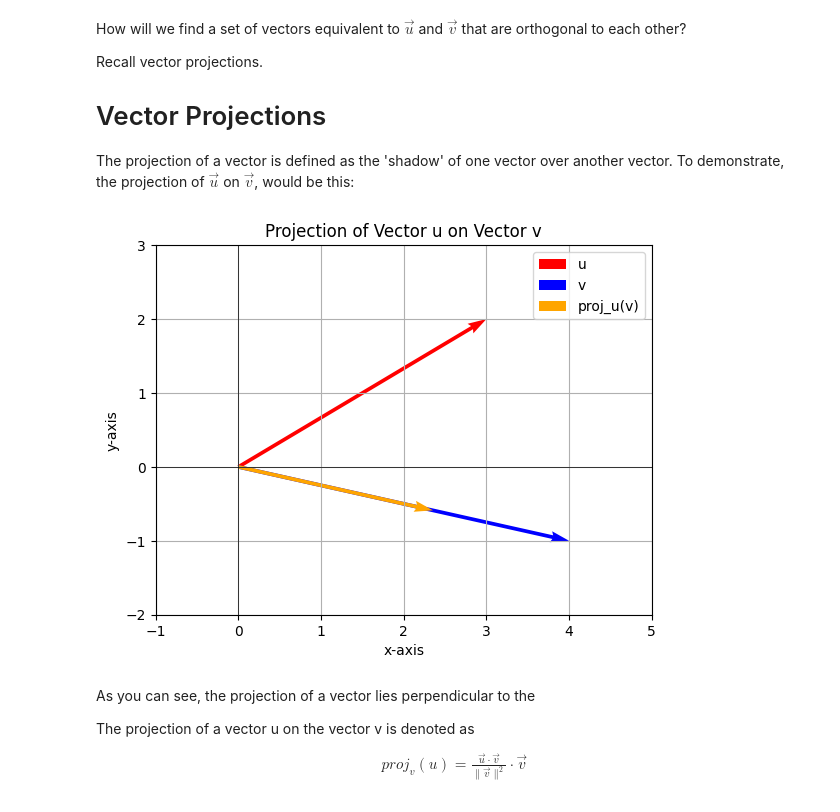
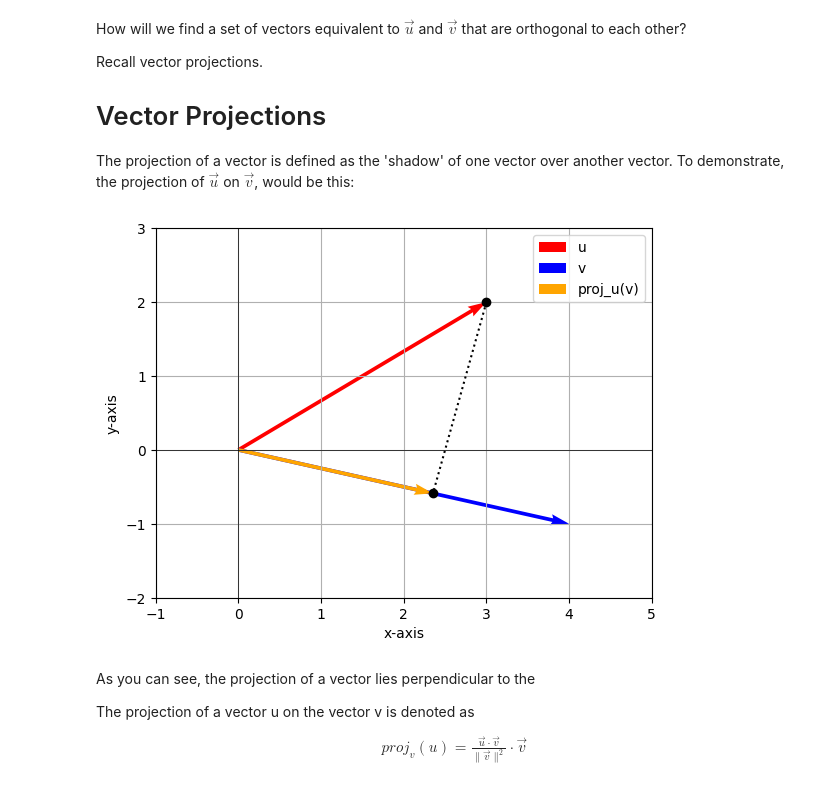
Before and after one commit to AshnahKhalidKhan/Quantum-FYP-Code, a Jupyter notebook: qgs_Tutorial_GM.ipynb, the cells around one changed output. Cells and saved outputs as stored; diff of their text form; code cells hidden in the pictures.

Commit message:
Fixed dotted line angles

```diff
--- a/qgs_Tutorial_GM.ipynb
+++ b/qgs_Tutorial_GM.ipynb
@@ -1020,31 +1020,28 @@ Recall vector projections.
 
 The projection of a vector is defined as the 'shadow' of one vector over another vector. To demonstrate, the projection of $\vec{u}$ on $\vec{v}$, would be this:
 # %%
+u = np.array([3, 2])
+v = np.array([4, -1])
 projection = (np.dot(u, v) / np.linalg.norm(v) ** 2) * v
 
-# Create the plot
 plt.figure()
-
-# Plot the vectors
 plt.quiver(0, 0, u[0], u[1], angles='xy', scale_units='xy', scale=1, color='r', label='u')
 plt.quiver(0, 0, v[0], v[1], angles='xy', scale_units='xy', scale=1, color='b', label='v')
 plt.quiver(0, 0, projection[0], projection[1], angles='xy', scale_units='xy', scale=1, color='orange', label='proj_u(v)')
+plt.plot([u[0], projection[0]], [u[1], projection[1]], linestyle='dotted', marker='o', color='black')
 
-# Set plot limits and labels
 plt.xlim(-1, 5)
 plt.ylim(-2, 3)
 plt.xlabel('x-axis')
 plt.ylabel('y-axis')
 plt.axhline(0, color='black',linewidth=0.5)
 plt.axvline(0, color='black',linewidth=0.5)
 plt.grid()
 plt.legend()
-plt.title('Projection of Vector u on Vector v')
 
-# Show plot
 plt.show()
 # %% [output]
-[figure, old version]
+[figure, new version]
 # %% [markdown]
 As you can see, the projection of a vector lies perpendicular to the
 
```
